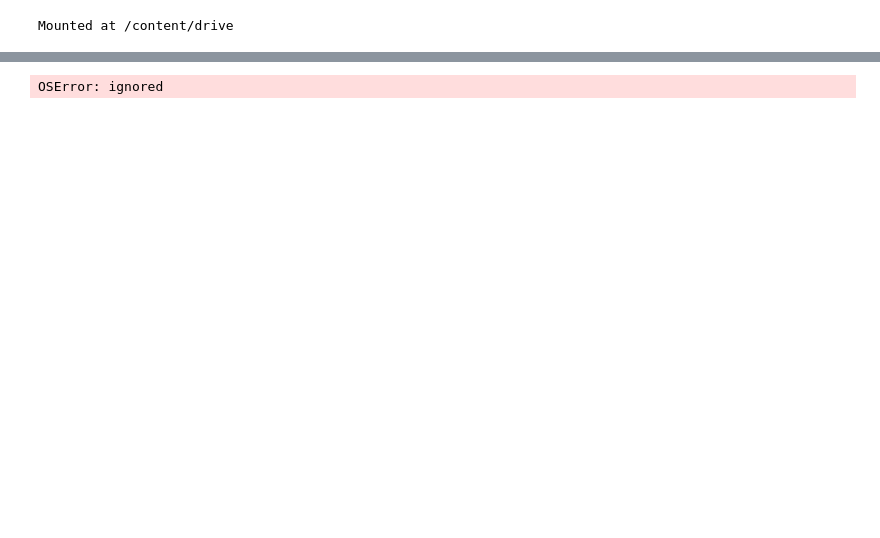
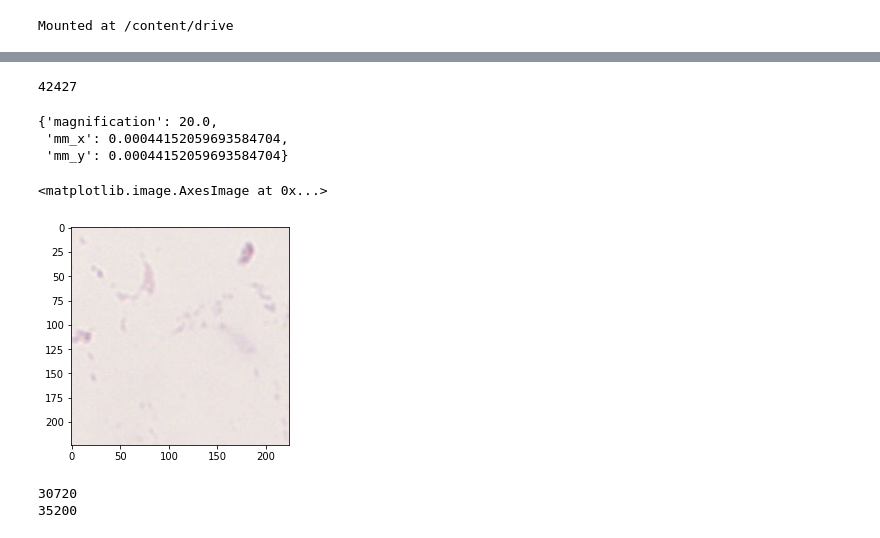
Before and after one commit to davibuss/Bioinformatics, a Jupyter notebook: PatientNet.ipynb, the cells around one changed output, grey strips where cells are left out. Drawn from its saved outputs; the diff is of its cells as text; code cells hidden in the pictures; blank space fills up the shorter version.

Commit message:
Slicing the tiles

```diff
--- a/PatientNet.ipynb
+++ b/PatientNet.ipynb
@@ -68,4 +69,0 @@ PIL.Image.MAX_IMAGE_PIXELS = None
-# %%
-tiles = image_slicer.slice(path, 5, save = False)
-# %% [output]
-OSError: ignored
@@ -71,0 +73,25 @@ OSError: ignored
+# %%
+source.getTileCount()
+# %% [output]
+42427
+# %%
+ts = large_image.getTileSource(path)
+# %%
+ts.getNativeMagnification()
+# %% [output]
+{'magnification': 20.0,
+ 'mm_x': 0.00044152059693584704,
+ 'mm_y': 0.00044152059693584704}
+# %%
+x,y = (1,2)
+
+tile_info = ts.getSingleTile(
+    tile_size=dict(width=224, height=224),
+    scale=dict(magnification=20),
+    tile_position={'level_x':x ,'level_y':y}
+)
+
+plt.imshow(tile_info['tile'])
+# %% [output]
+<matplotlib.image.AxesImage at 0x...>
+[figure, added]
@@ -71,0 +100,6 @@ OSError: ignored
+# %%
+print(ts.sizeX)
+print(ts.sizeY)
+# %% [output]
+30720
+35200
```
Also changed, not shown: parts of 12 cells of this notebook.
